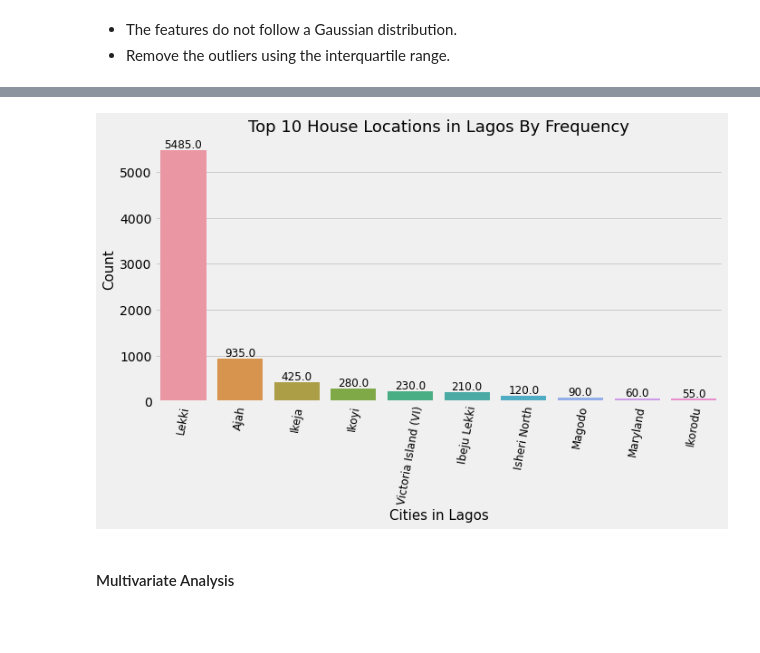
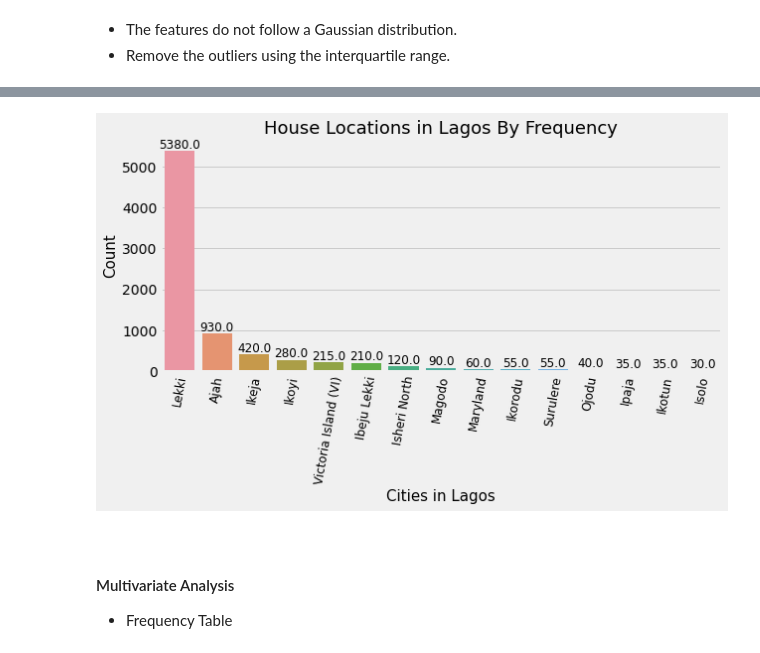
Before and after one commit to chineidu/house_prediction, a Jupyter notebook: house_prices.ipynb, the cells around one changed output, grey strips where cells are left out. Drawn from its saved outputs; the diff is of its cells as text; code cells hidden in the pictures; blank space fills up the shorter version.

```diff
--- a/house_prices.ipynb
+++ b/house_prices.ipynb
@@ -186,8 +218,17 @@ plt.show()
 # %%
 all_df2 = all_df1.copy()
 
-# filter out houses with toilets above the 7
-all_df2 = all_df2.loc[(all_df2['toilet'] > 1) & (all_df2['toilet'] < 8)]
+# drop the 'title'
+all_df2.drop(columns=['title'], inplace=True)
+# select houses with bedrooms between 2 and 7
+all_df2 = all_df2.loc[(all_df2['bed'] > 1) & (all_df2['toilet'] < 8)]
 
-# filter out houses with bath above the 7
+# select houses with bathrooms between 2 and 7
 all_df2 = all_df2.loc[(all_df2['bath'] > 1) & (all_df2['bath'] < 8)]
+
+#  outliers for price
+cut_off = np.percentile(all_df2['price'], 98)  # remove prices above the 98th percentile
+all_df2 = all_df2.loc[all_df2['price'] <= cut_off]
+
+outlier = cal_outliers('price', all_df2)
+all_df2 = all_df2.loc[all_df2['price'] <= outlier[1]]   # remove the outliers
@@ -213,5 +235,2 @@ outliers
-# %%
-# filter out values above the upper boundary of 'outliers'
-all_df2 = all_df2.loc[all_df2['price'] <= outliers[1]]
 # %%
 n_rows, n_cols = 2, 2
@@ -237,0 +251,5 @@ all_df2.head()
+# %%
+# rename column
+all_df2 = all_df2.rename(columns={'address': 'location'})
+
+all_df2.head()
@@ -238,5 +267,6 @@ all_df2.head()
 # %%
-addr_count = pd.crosstab(index=all_df2['address'], columns='Count').apply(lambda x: x.sort_values(ascending=False))
+addr_count = pd.crosstab(index=all_df2['location'], columns='Count').apply(lambda x: x.sort_values(ascending=False))
 addr_count.columns = ['Count']  # rename column
 addr_count = addr_count.reset_index()
-addr_count.head(8)
+# select the top 15 locations
+addr_count = addr_count[:15]
@@ -253,23 +273,23 @@ addr_count.head(8)
 # %%
-fig, ax = plt.subplots(figsize=(10, 5))
+fig, ax = plt.subplots(figsize=(9, 4))
 
-fig = sns.barplot(x='address', y='Count', data=addr_count[:10])
+fig = sns.barplot(x='location', y='Count', data=addr_count)
 plt.xlabel('Cities in Lagos', size=15)
 plt.tick_params(axis='x', labelsize=12, labelrotation=80)
 plt.ylabel('Count', size=15)
-plt.title('Top 10 House Locations in Lagos By Frequency', size=18)
+plt.title('House Locations in Lagos By Frequency', size=18)
 
 for bar in ax.patches:
     x = bar.get_x() + bar.get_width() / 2
     y = bar.get_height()
     ax.annotate(text=y,                             # text pos
                 xy=(x, y),                          # (x, y)
                 xytext=(0, 6),                      # text position
                 ha='center',                        # horizontal alignment
                 va='center',                        # vertical alignment
                 size=12,                            # text size
                 textcoords='offset points')         # text coordinates???
 
 plt.show()
 # %% [output]
-[figure, old version]
+[figure, new version]
@@ -276,5 +302,8 @@ plt.show()
 # %% [markdown]
+<br>
+
 #### Multivariate Analysis
+* Frequency Table
 # %%
 grpby_bed = all_df2.groupby(['bed'])[['price']].agg(['median']).apply(lambda x: x.sort_values(ascending=False))
 grpby_bed.columns = ['Price(median)']
```
Also changed, not shown: parts of 65 cells of this notebook, 1 other file.
